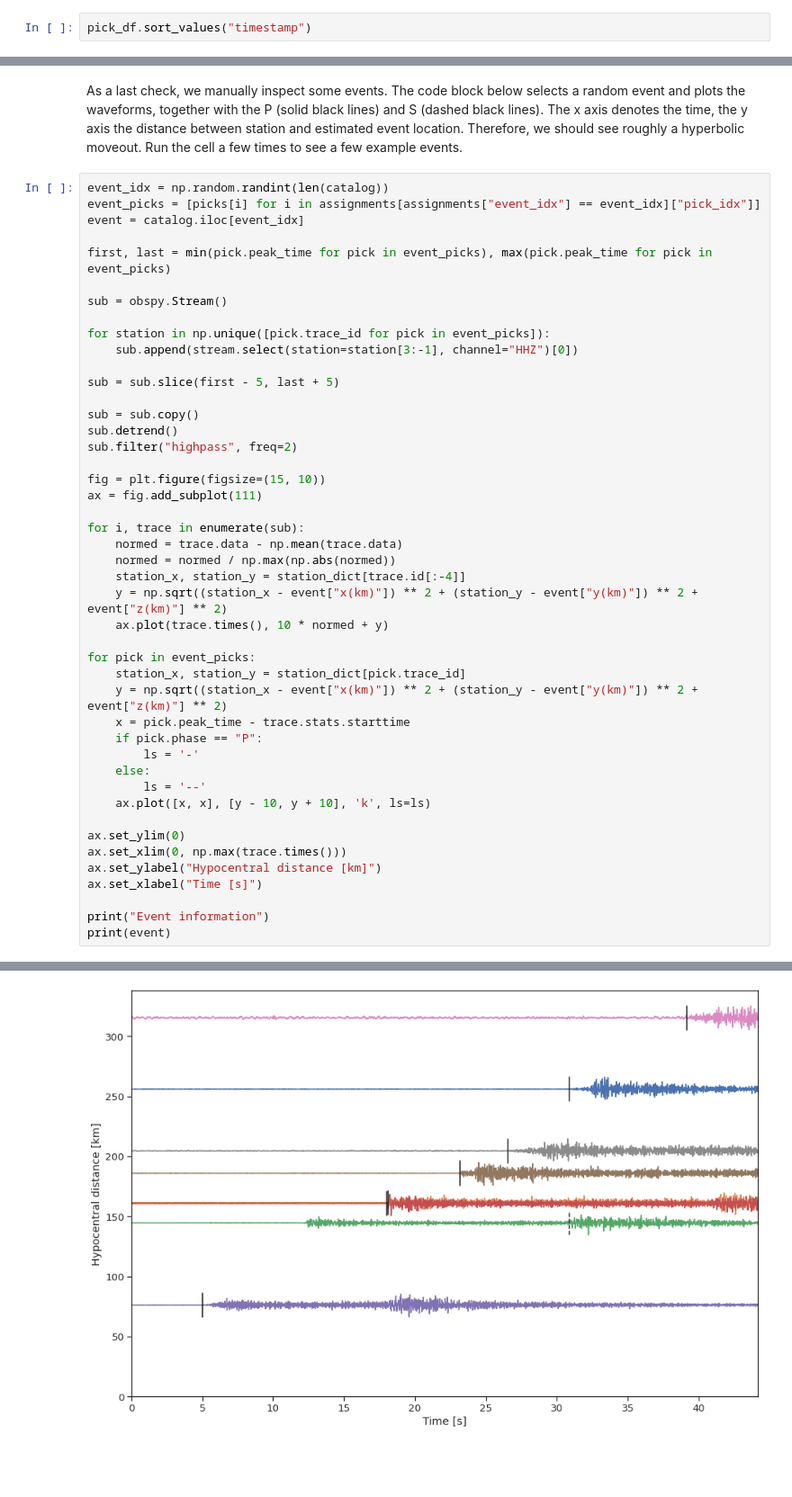
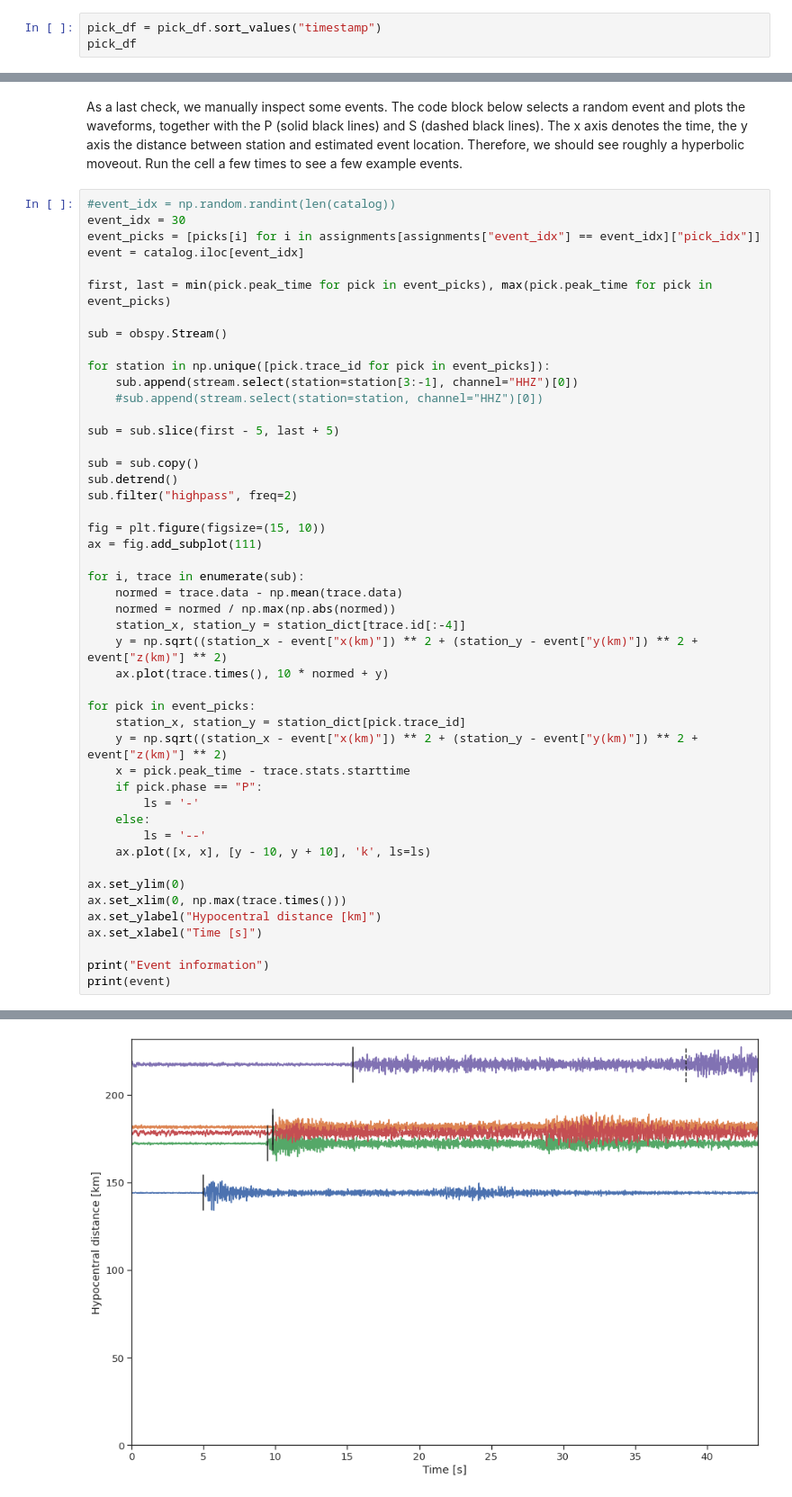
Before and after one commit to javak87/Transfer-Deep-Learning-chile-subduction-zone, a Jupyter notebook: seisbench-examples/chile_catalog_seisbench_gamma.ipynb, the cells around one changed output, grey strips where cells are left out. Shown at 90% size. Cells and saved outputs as stored; diff of their text form; blank space fills up the shorter version.

```diff
--- a/seisbench-examples/chile_catalog_seisbench_gamma.ipynb
+++ b/seisbench-examples/chile_catalog_seisbench_gamma.ipynb
@@ -170,7 +174,8 @@ station_dict = {station: (x, y) for station, x, y in zip(station_df["id"], stati
 # %% [markdown]
 Let's have a look at the picks generated by the model. Note that we retained the probability from the deep learning model. It will be used by the associator later on.
 # %%
-pick_df.sort_values("timestamp")
+pick_df = pick_df.sort_values("timestamp")
+pick_df
 # %% [output]
 |  | id | timestamp | prob | type |
 | 0 | CX.PB07. | 2012-01-01 00:00:14.378394 | 0.636098 | s |
@@ -245,7 +291,8 @@ plt.show()
 # %% [markdown]
 As a last check, we manually inspect some events. The code block below selects a random event and plots the waveforms, together with the P (solid black lines) and S (dashed black lines). The x axis denotes the time, the y axis the distance between station and estimated event location. Therefore, we should see roughly a hyperbolic moveout. Run the cell a few times to see a few example events.
 # %%
-event_idx = np.random.randint(len(catalog))
+#event_idx = np.random.randint(len(catalog))
+event_idx = 30
 event_picks = [picks[i] for i in assignments[assignments["event_idx"] == event_idx]["pick_idx"]]
 event = catalog.iloc[event_idx]
 
@@ -255,6 +302,7 @@ sub = obspy.Stream()
 
 for station in np.unique([pick.trace_id for pick in event_picks]):
     sub.append(stream.select(station=station[3:-1], channel="HHZ")[0])
+    #sub.append(stream.select(station=station, channel="HHZ")[0])
 
 sub = sub.slice(first - 5, last + 5)
 
@@ -306 +354 @@ Name: 34, dtype: object
-[figure, old version]
+[figure, new version]
```
Also changed, not shown: parts of 8 cells of this notebook, 16 other files.
